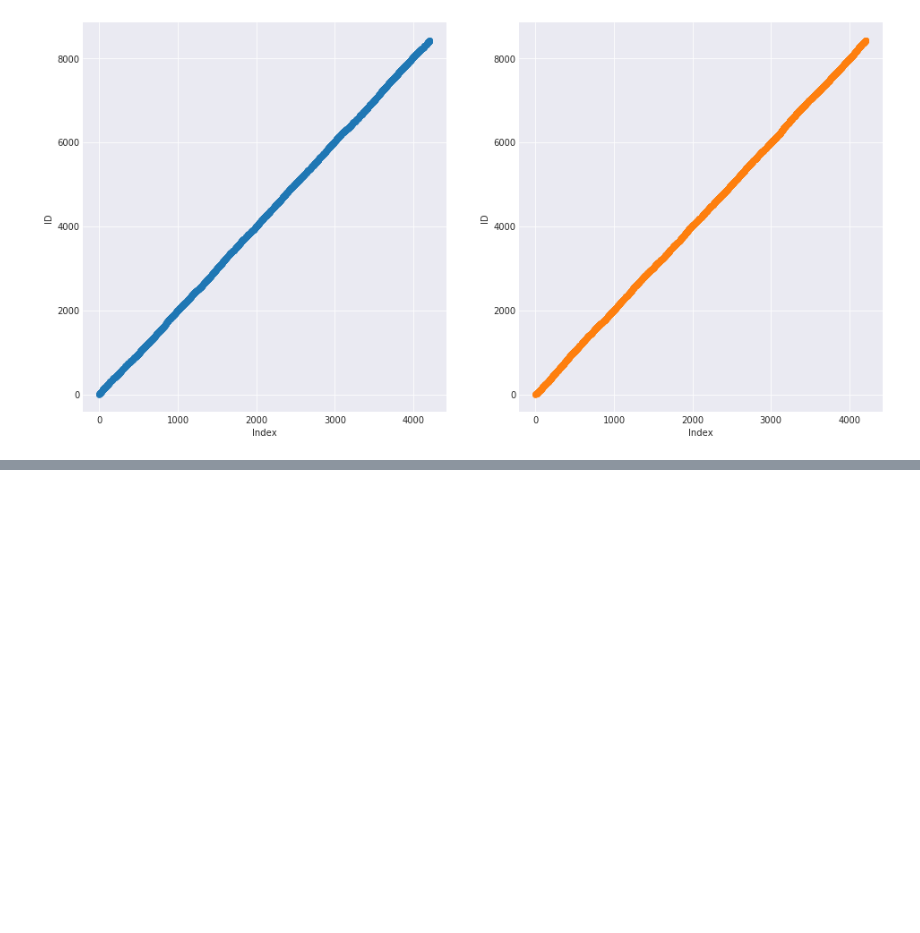
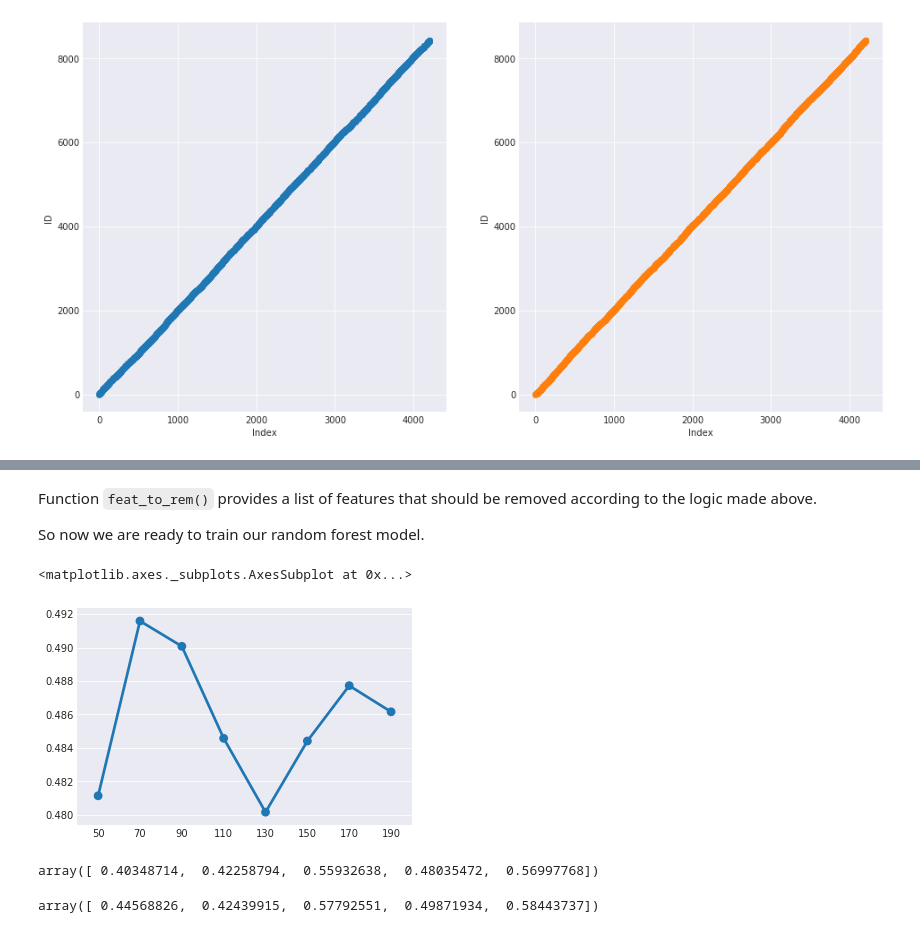
Before and after one commit to skakshay/Merc-Benz-Manufacturing, a Jupyter notebook: nb1.ipynb, the cells around one changed output, grey strips where cells are left out. Saved outputs shown, nothing was run; the diff lists cells and outputs as text; code cells hidden in the pictures; blank space fills up the shorter version.

```diff
--- a/nb1.ipynb
+++ b/nb1.ipynb
@@ -334,13 +358,13 @@ So now we will try to fit a simple random forest model without much of feature e
 # %%
 # first label encode our cat_feat
 encoder = LabelEncoder()
-train2 = train1.copy()
-test2 = test1.copy()
-train_test1 = pd.concat(( train2.drop(['y','logy'], axis=1) , test2), axis=0, ignore_index=True)
+train_le = train1.copy()
+test_le = test1.copy()
+train_test = pd.concat(( train_le.drop(['y','logy'], axis=1) , test_le), axis=0, ignore_index=True)
 for feat in cat_feat :
-    train_test1.loc[:,feat] = encoder.fit_transform(train_test1[feat])
+    train_test.loc[:,feat] = encoder.fit_transform(train_test[feat])
 
-train2.loc[:,:] = train_test1.loc[:train1.shape[0], :]
-train2.loc[:, 'y'] = train1.loc[:, 'y']
-train2.loc[:, 'logy'] = train1.loc[:, 'logy']
-test2 = train_test1.loc[train1.shape[0]:, :]
+train_le.loc[:,:] = train_test.loc[:train1.shape[0], :]
+train_le.loc[:, 'y'] = train1.loc[:, 'y']
+train_le.loc[:, 'logy'] = train1.loc[:, 'logy']
+test_le = train_test.loc[train1.shape[0]:, :]
@@ -348,0 +422,30 @@ Here we have tried Label encoding our categories, later we can also try one hot
+# %% [markdown]
+Function `feat_to_rem()` provides a list of features that should be removed according to the logic made above.
+
+So now we are ready to train our random forest model.
+# %%
+X_le = train_le.drop(['y','logy'], axis=1)
+y = train_le['y']
+logy = train_le['logy']
+scores = []
+for estimators in tqdm(range(10, 200, 15)):
+    rf = RandomForestRegressor(n_estimators=estimators, max_features='sqrt')
+    scores.append(cross_val_score(rf, X_le, y, cv=5, scoring='r2', n_jobs=-1))
+# %%
+scores = np.array(scores)
+sns.pointplot(x=list(range(10, 200, 20)), y=scores.mean(axis=1))
+# %% [output]
+<matplotlib.axes._subplots.AxesSubplot at 0x...>
+[figure, added]
+# %%
+rf_le = RandomForestRegressor(n_estimators=300, max_features='sqrt')
+cross_val_score(rf_le, X_le, y, cv=5, scoring='r2', n_jobs=-1)
+# %% [output]
+array([ 0.40348714,  0.42258794,  0.55932638,  0.48035472,  0.56997768])
+# %%
+X_ohe = train_ohe.drop(['y','logy'], axis=1)
+
+rf_ohe = RandomForestRegressor(n_estimators=300, max_features='sqrt')
+cross_val_score(rf_ohe, X_ohe, y, cv=5, scoring='r2', n_jobs=-1)
+# %% [output]
+array([ 0.44568826,  0.42439915,  0.57792551,  0.49871934,  0.58443737])
```
Also changed, not shown: parts of 16 cells of this notebook.
